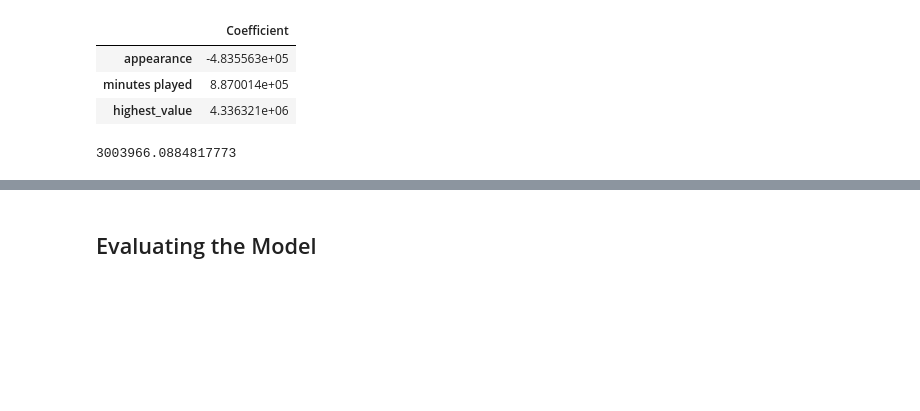
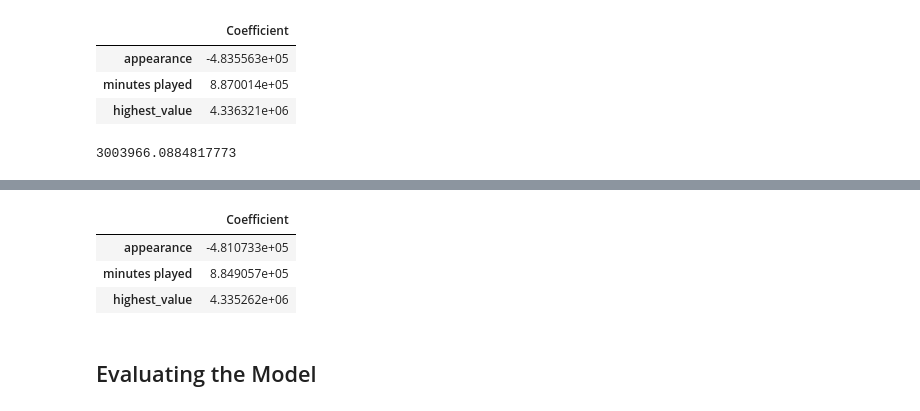
Before and after one commit to mousa-dsc/Usecase-7, a Jupyter notebook: 01 ML - Linear_Regression.ipynb, the cells around one changed output, grey strips where cells are left out. Drawn from its saved outputs; the diff is of its cells as text; code cells hidden in the pictures; blank space fills up the shorter version.

```diff
--- a/01 ML - Linear_Regression.ipynb
+++ b/01 ML - Linear_Regression.ipynb
@@ -370,3 +441,11 @@ print(model.intercept_)
+# %%
+coeff_df = pd.DataFrame(ridge_model.coef_,X.columns,columns=['Coefficient'])
+coeff_df
+# %% [output]
+|  | Coefficient |
+| appearance | -4.810733e+05 |
+| minutes played | 8.849057e+05 |
+| highest_value | 4.335262e+06 |
 # %% [markdown]
 ## Evaluating the Model
 # %% [markdown]
```
Also changed, not shown: parts of 16 cells of this notebook.
